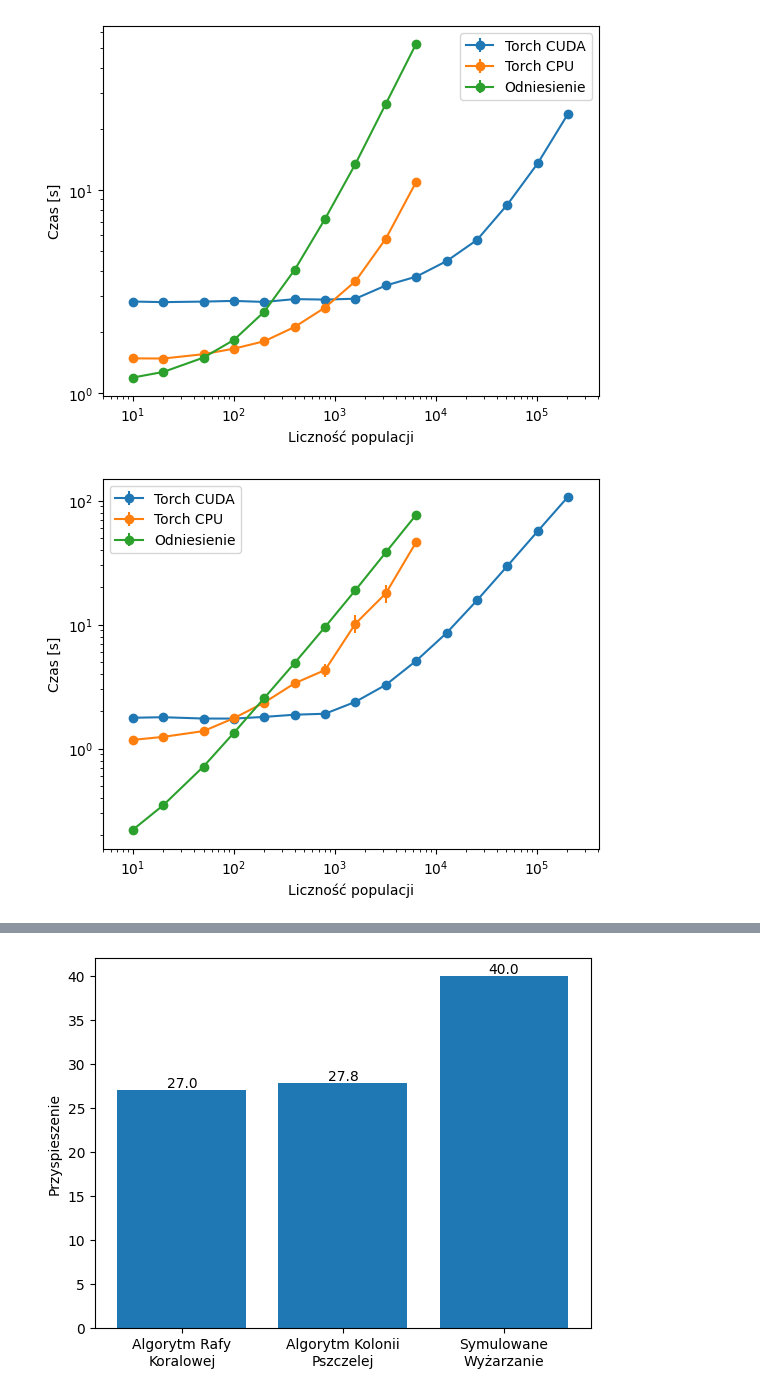
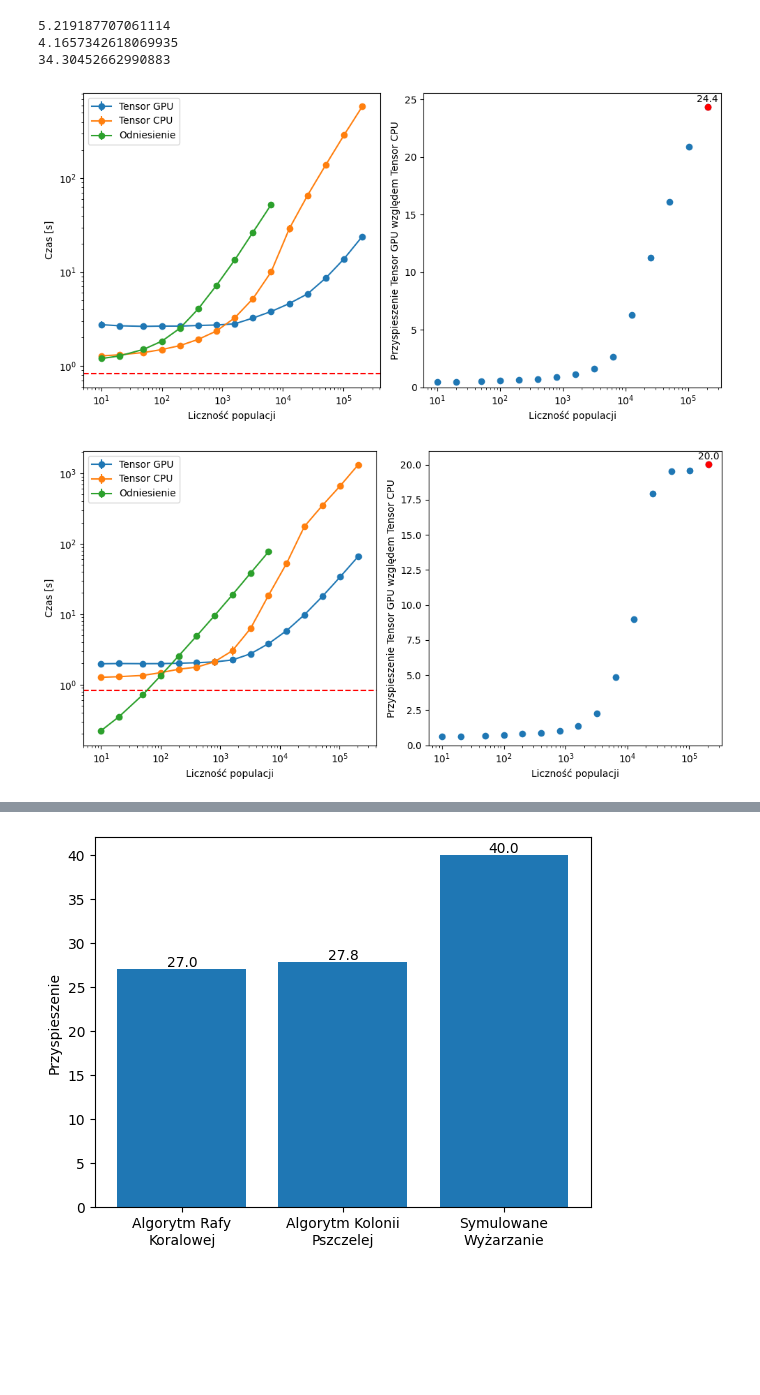
Before and after one commit to stlenyk/magisterium_prototyping, a Jupyter notebook: benchmarks/final/charts.ipynb, the cells around one changed output, grey strips where cells are left out. Cells and saved outputs as stored; diff of their text form; code cells hidden in the pictures; blank space fills up the shorter version.

Commit message:
Rerun charts

```diff
--- a/benchmarks/final/charts.ipynb
+++ b/benchmarks/final/charts.ipynb
@@ -16,6 +16,23 @@ res_my_sa_cpu = pd.read_csv(f"{results_dir}/my_sa_cpu.csv")
 res_their_cro = pd.read_csv(f"{results_dir}/their_cro.csv")
 res_their_abc = pd.read_csv(f"{results_dir}/their_abc.csv")
 res_their_sa = pd.read_csv(f"{results_dir}/their_sa.csv")
+# %%
+print(
+    res_their_cro["mean"][len(res_their_cro) - 1]
+    / res_my_cro_cpu["mean"][len(res_their_cro) - 1]
+)
+print(
+    res_their_abc["mean"][len(res_their_abc) - 1]
+    / res_my_abc_cpu["mean"][len(res_their_abc) - 1]
+)
+print(
+    res_their_sa["mean"][len(res_their_sa) - 1]
+    / res_my_sa_cpu["mean"][len(res_their_sa) - 1]
+)
+# %% [output]
+5.219187707061114
+4.1657342618069935
+34.30452662990883
 # %%
 def plot_series(
     series: list[pd.DataFrame],
@@ -23,9 +40,13 @@ def plot_series(
     xlabel: str,
     out_file: str = None,
 ):
-    labels = ["Torch CUDA", "Torch CPU", "Odniesienie"]
+    fig, axs = plt.subplots(1, 2, figsize=(10, 5))
+    axs = axs.flatten()
+    ax = axs[0]
+    labels = ["Tensor GPU", "Tensor CPU", "Odniesienie"]
+
     for serie, label in zip(series, labels):
-        plt.errorbar(
+        ax.errorbar(
             serie[param],
             serie["mean"],
             yerr=serie["stddev"],
@@ -33,42 +54,73 @@ def plot_series(
             label=label,
         )
 
-    plt.xlabel(xlabel)
-    plt.ylabel("Czas [s]")
-    plt.xscale("log")
-    plt.yscale("log")
-    plt.xlim(
+    # line for empty run
+    ax.axhline(0.82, color="red", linestyle="--")
+
+    ax.set_xlabel(xlabel)
+    ax.set_ylabel("Czas [s]")
+    ax.set_xscale("log")
+    ax.set_yscale("log")
+    ax.set_xlim(
         min([serie[param].min() for serie in series]) / 2,
         max([serie[param].max() for serie in series]) * 2,
     )
-    plt.legend()
+    ax.legend()
+
+    ax = axs[1]
+    y = series[1]["mean"] / series[0]["mean"]
+    ax.scatter(
+        series[0][param],
+        y,
+    )
+    ax.set_xscale("log")
+    ax.set_ylim(0)
+
+    # colour point with highest value y
+    max_y = np.argmax(y)
+    ax.scatter(
+        series[0][param][max_y],
+        y[max_y],
+        color="red",
+    )
+    # add text with value, shift horizontally to avoid overlapping
+    ax.text(
+        series[0][param][max_y],
+        y[max_y] * 1.01,
+        f"{y[max_y]:.1f}",
+        verticalalignment="bottom",
+        horizontalalignment="center",
+    )
+    ax.set_xlabel(xlabel)
+    ax.set_ylabel("Przyspieszenie Tensor GPU względem Tensor CPU")
+    fig.tight_layout()
 
     if out_file:
         plt.savefig(out_file)
     plt.show()
 
 
 plot_series(
     [res_my_cro_cuda, res_my_cro_cpu, res_their_cro],
     param="parameter_n_population",
     xlabel="Liczność populacji",
-    out_file=f"{charts_dir}/cro.svg",
+    out_file=f"{charts_dir}/cro.pdf",
 )
 
 plot_series(
     [res_my_abc_cuda, res_my_abc_cpu, res_their_abc],
     param="parameter_n_population",
     xlabel="Liczność populacji",
-    out_file=f"{charts_dir}/abc.svg",
+    out_file=f"{charts_dir}/abc.pdf",
 )
 
 
 plot_series(
     [res_my_sa_cuda, res_my_sa_cpu, res_their_sa],
     param="parameter_n_dim",
     xlabel="Wymiar problemu",
-    out_file=f"{charts_dir}/sa.svg",
+    out_file=f"{charts_dir}/sa.pdf",
 )
 # %% [output]
-[figure, old version]
+[figure, new version]
-[figure, old version]
+[figure, new version]
```
Also changed, not shown: parts of 1 cell of this notebook, 3 other files.
